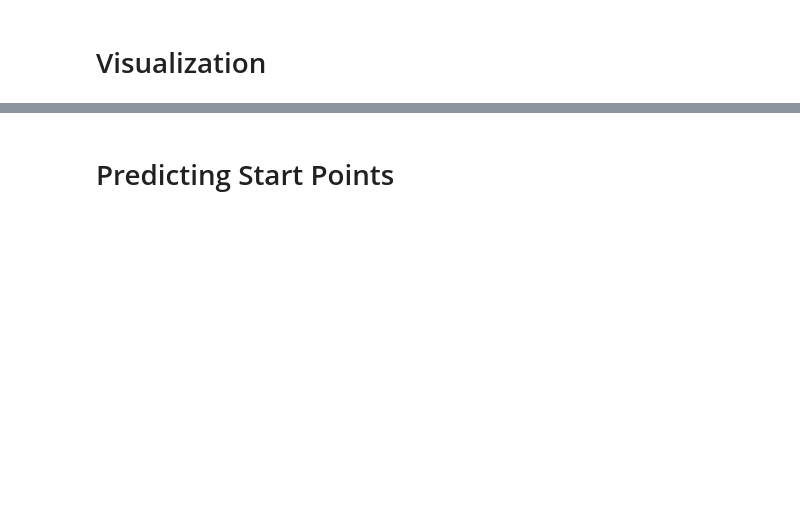
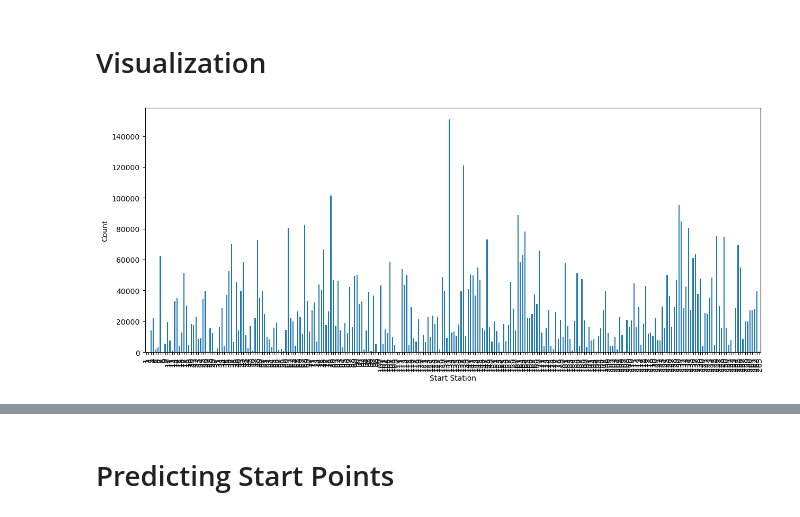
Before and after one commit to cheema-86/ridesharing-optimization, a Jupyter notebook: datasetAnalysis.ipynb, the cells around one changed output, grey strips where cells are left out. Saved outputs shown, nothing was run; the diff lists cells and outputs as text; code cells hidden in the pictures; blank space fills up the shorter version.

```diff
--- a/datasetAnalysis.ipynb
+++ b/datasetAnalysis.ipynb
@@ -19,23 +48,16 @@ df.dropna(inplace=True)
 # %%
 # Drop unused column
 df.drop(['hvfhs_license_num','dispatching_base_num','originating_base_num','base_passenger_fare','tolls','bcf','sales_tax','congestion_surcharge','airport_fee','tips','driver_pay','shared_match_flag','shared_request_flag','access_a_ride_flag','wav_match_flag','wav_request_flag'],axis=1, inplace=True)
-# %%
-# Cast the start/end station id to numbers
-df[['Pickup', 'Drop']] = df[['PULocationID', 'DOLocationID']].apply(pd.to_numeric, errors='coerce')
-# %%
-# Convert to Date/time
-df['started_at']=pd.to_datetime(df['request_datetime'])
-df['ended_at']=pd.to_datetime(df['dropoff_datetime'])
 # %%
 # Get time of day in terms of percentage
-df['start_time'] = (df['started_at'].dt.hour + (df['started_at'].dt.minute / 60)) / 24
+df['start_time'] = (df['request_datetime'].dt.hour + (df['request_datetime'].dt.minute / 60)) / 24
 
 # Convert time of day to cyclic features using sine and cosine
 df['time_sin'] = np.sin(2 * np.pi * df['start_time'])
 df['time_cos'] = np.cos(2 * np.pi * df['start_time'])
 # %%
 # Also consider cyclic day of the week
-df['day_sin'] = np.sin(2 * np.pi * df['started_at'].dt.dayofweek / 7)
-df['day_cos'] = np.cos(2 * np.pi * df['started_at'].dt.dayofweek / 7)
+df['day_sin'] = np.sin(2 * np.pi * df['request_datetime'].dt.dayofweek / 7)
+df['day_cos'] = np.cos(2 * np.pi * df['request_datetime'].dt.dayofweek / 7)
 # %%
 df.info()
@@ -45,9 +95,11 @@ df.head()
 # Visualization
 # %%
 plt.figure(figsize=(15,6))
-df['Pickup'].value_counts(sort=False).sort_index().plot(kind='bar')
+df['PULocationID'].value_counts(sort=False).sort_index().plot(kind='bar')
 plt.xlabel("Start Station")
 plt.ylabel("Count")
 plt.show()
+# %% [output]
+[figure, added]
 # %%
 plt.figure(figsize=(15,6))
```
Also changed, not shown: parts of 24 cells of this notebook, 1 other file.
